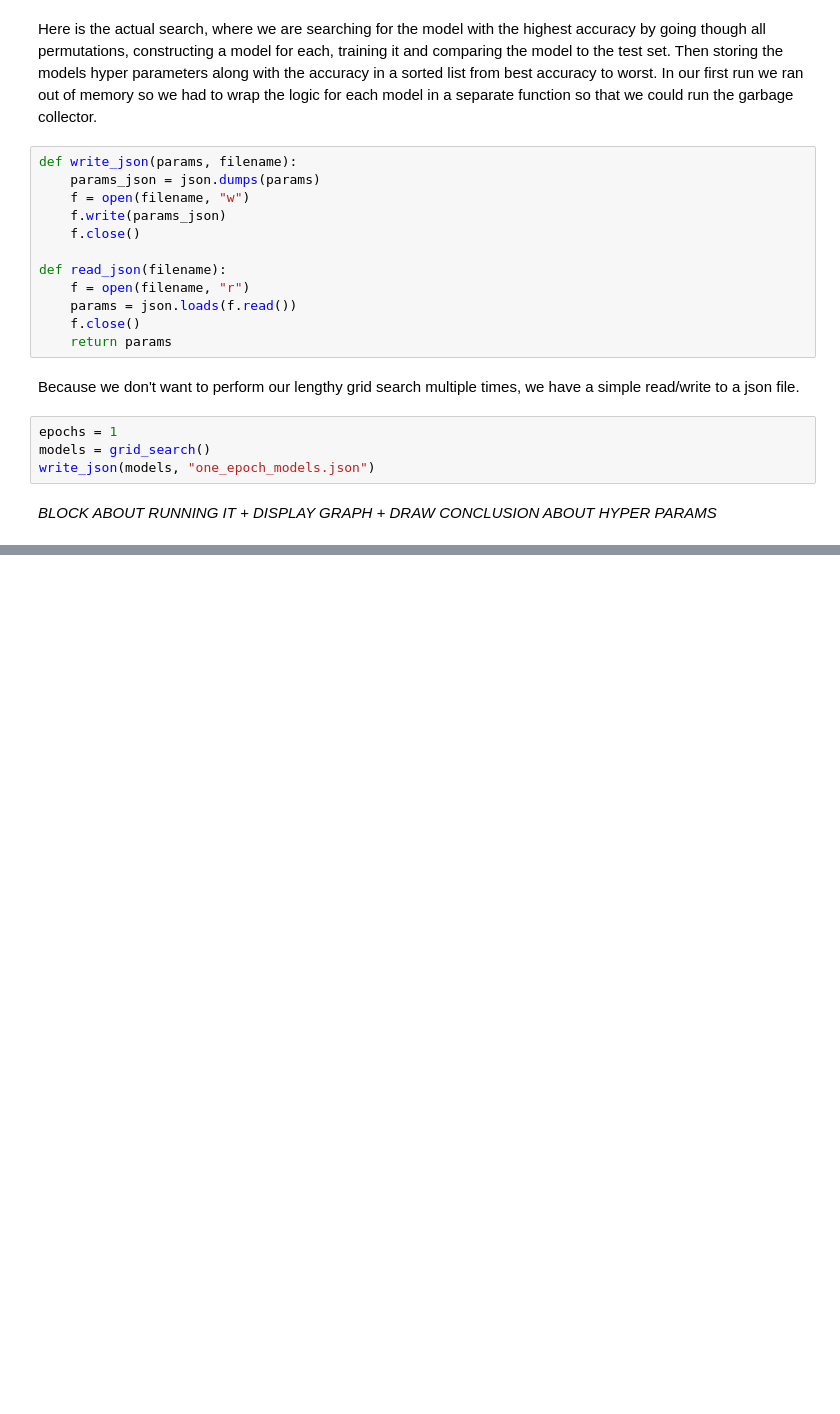
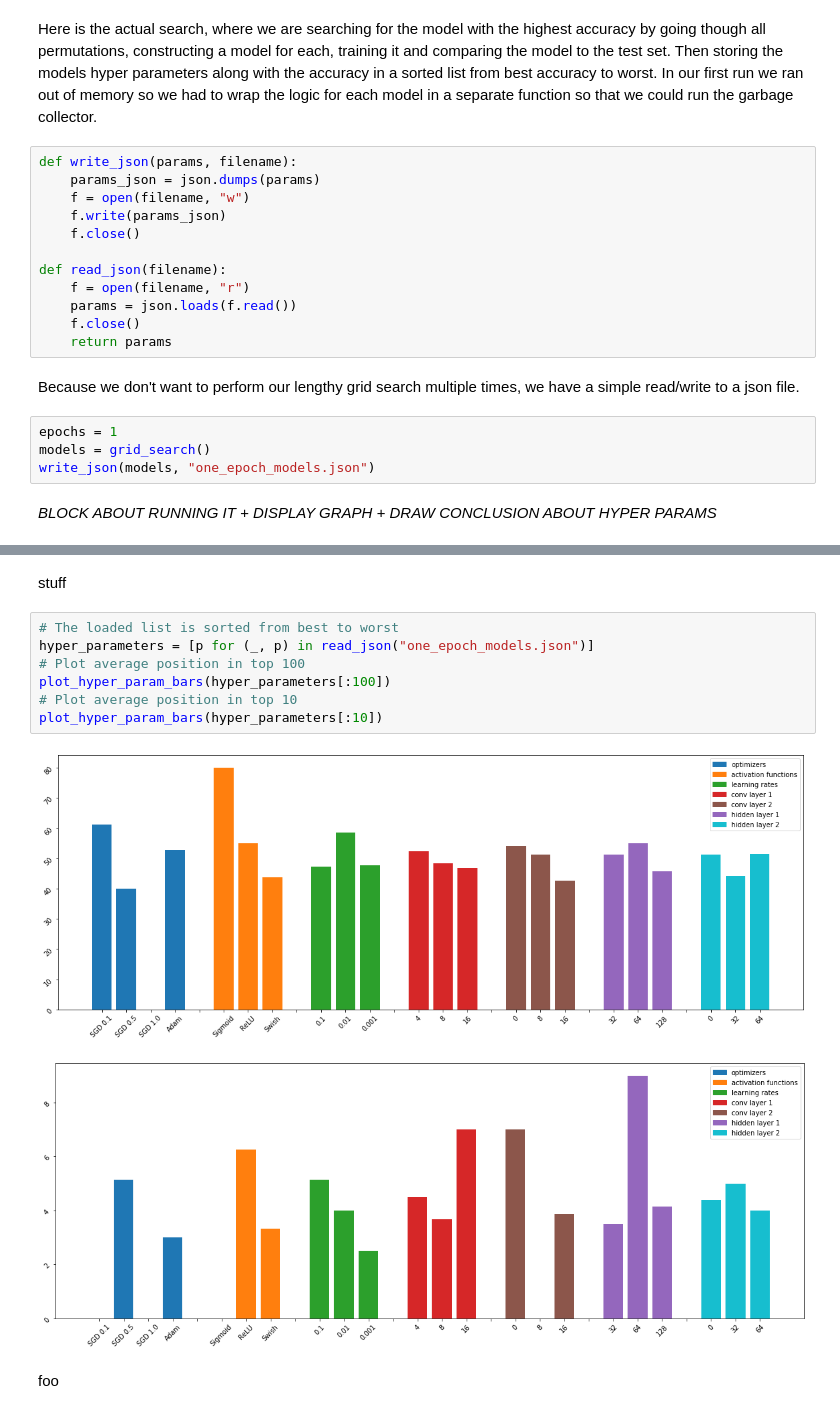
Before and after one commit to agroshar/DIT411-Introduction-to-AI, a Jupyter notebook: mikael2.ipynb, the cells around one changed output, grey strips where cells are left out. Drawn from its saved outputs; the diff is of its cells as text; blank space fills up the shorter version.

Commit message:
Displaying average hyper param position

```diff
--- a/mikael2.ipynb
+++ b/mikael2.ipynb
@@ -428,0 +538,14 @@ write_json(models, "one_epoch_models.json")
+# %% [markdown]
+stuff
+# %%
+# The loaded list is sorted from best to worst
+hyper_parameters = [p for (_, p) in read_json("one_epoch_models.json")]
+# Plot average position in top 100
+plot_hyper_param_bars(hyper_parameters[:100])
+# Plot average position in top 10
+plot_hyper_param_bars(hyper_parameters[:10])
+# %% [output]
+[figure, added]
+[figure, added]
+# %% [markdown]
+foo
```
Also changed, not shown: parts of 4 cells of this notebook.
